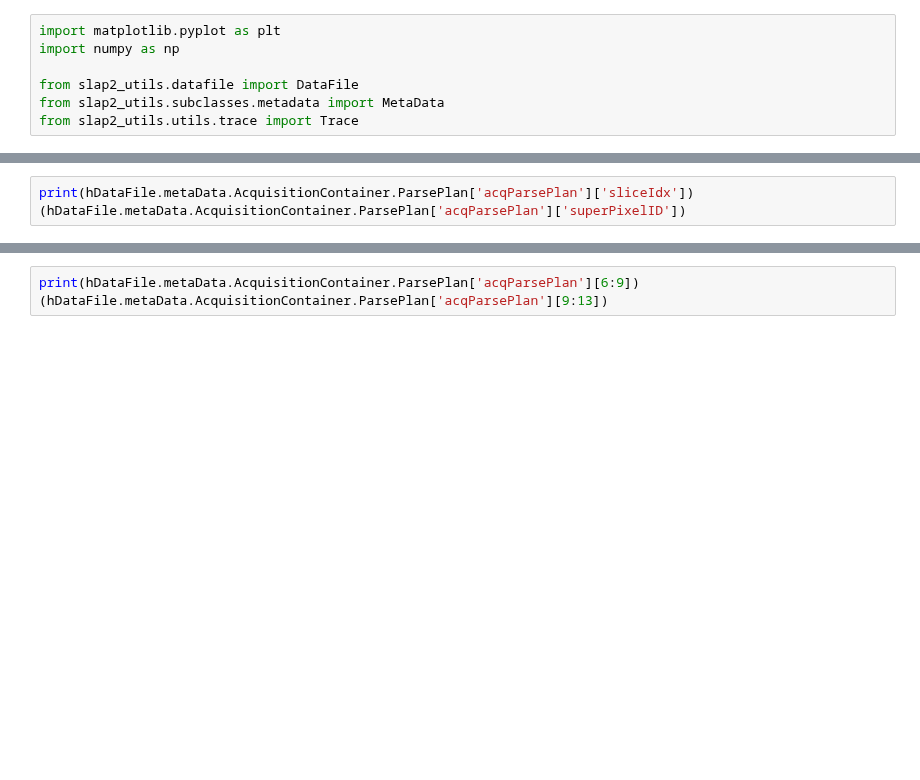
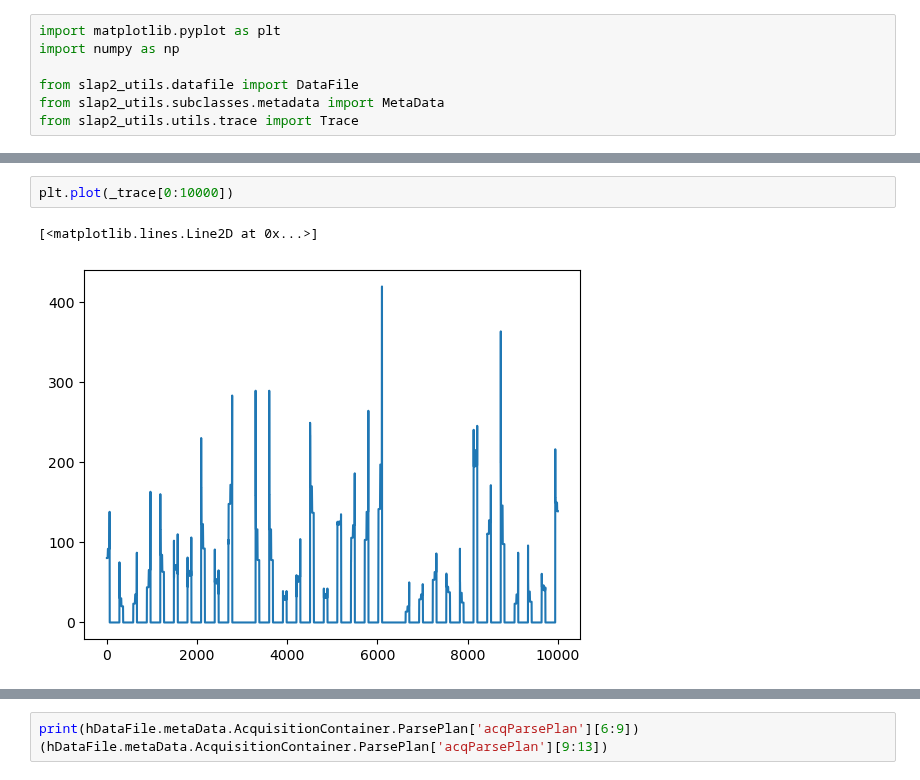
Before and after one commit to Peter-Hogg/SLAP2_Utils, a Jupyter notebook: Slap2 Utils Test.ipynb, the cells around one changed output, grey strips where cells are left out. Saved outputs shown, nothing was run; the diff lists cells and outputs as text; blank space fills up the shorter version.

```diff
--- a/Slap2 Utils Test.ipynb
+++ b/Slap2 Utils Test.ipynb
@@ -100,4 +145,6 @@ Integrate
 # %%
-print(hDataFile.metaData.AcquisitionContainer.ParsePlan['acqParsePlan']['sliceIdx'])
-(hDataFile.metaData.AcquisitionContainer.ParsePlan['acqParsePlan']['superPixelID'])
+plt.plot(_trace[0:10000])
+# %% [output]
+[<matplotlib.lines.Line2D at 0x...>]
+[figure, added]
 # %%
```
Also changed, not shown: parts of 5 cells of this notebook, 1 other file.
